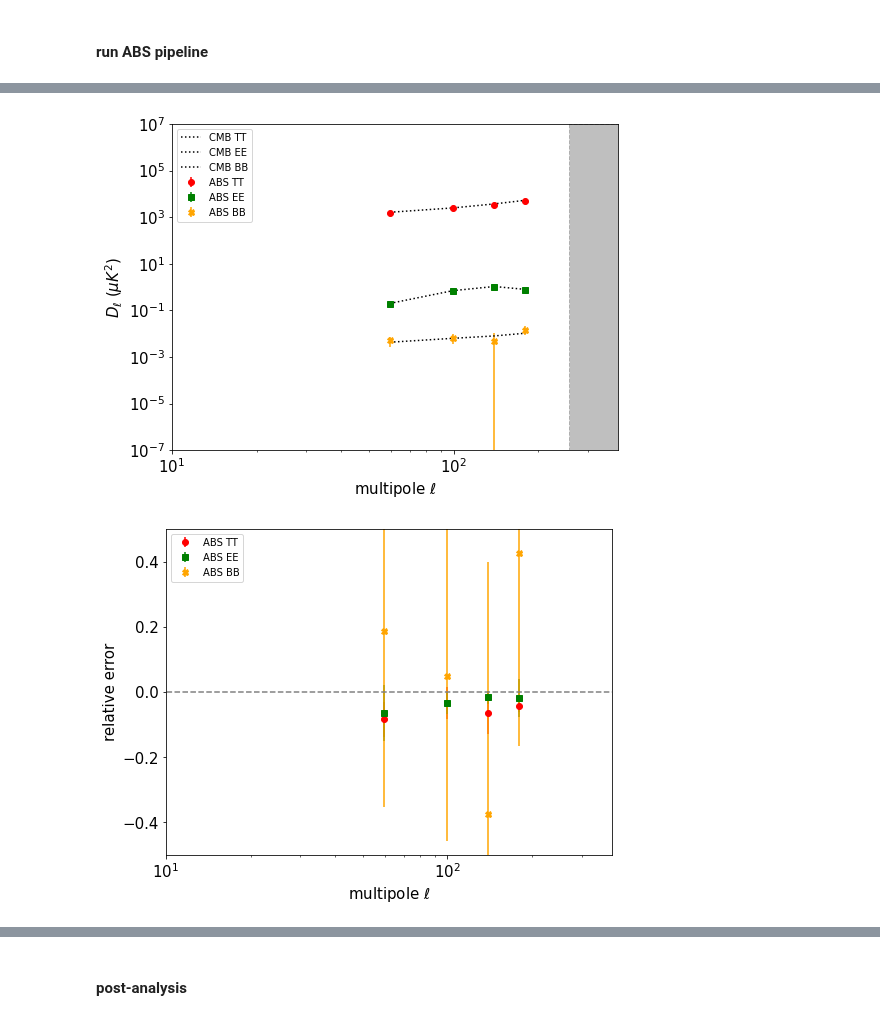
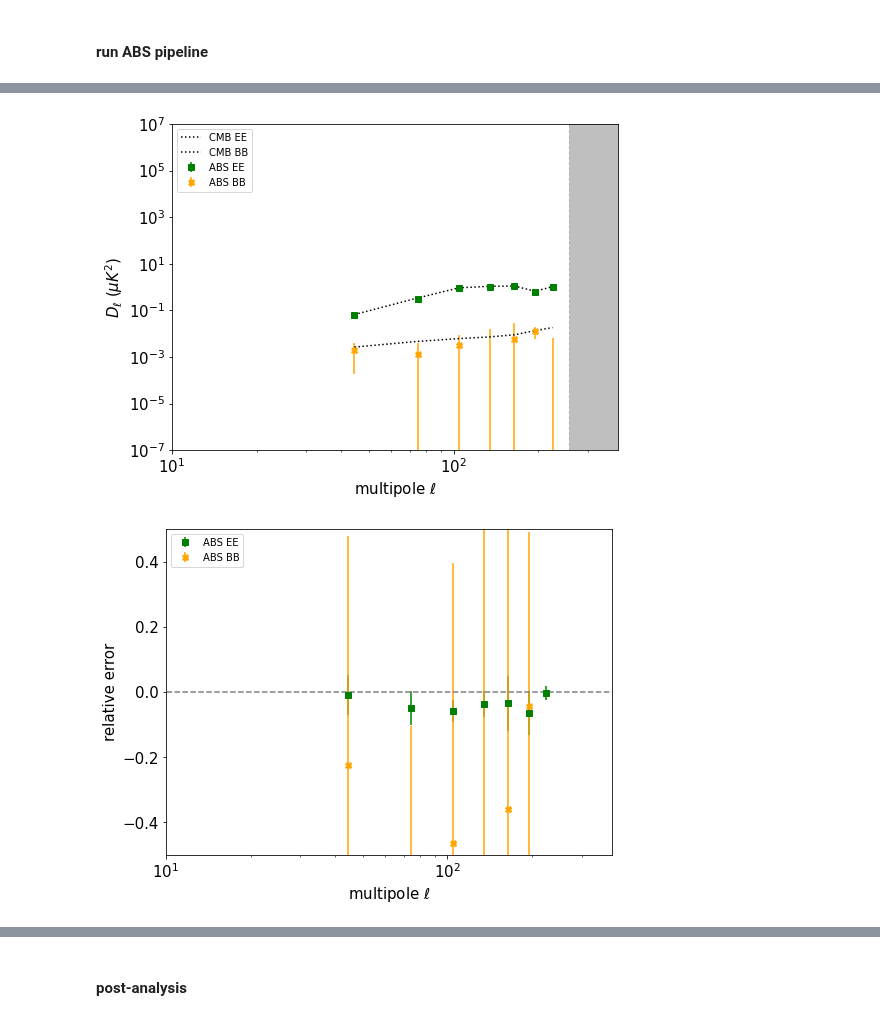
Before and after one commit to gioacchinowang/afra, a Jupyter notebook: tutorials/tutorial04.ipynb, the cells around one changed output, grey strips where cells are left out. Drawn from its saved outputs; the diff is of its cells as text; code cells hidden in the pictures.

```diff
--- a/tutorials/tutorial04.ipynb
+++ b/tutorials/tutorial04.ipynb
@@ -13,18 +13,18 @@ import matplotlib.pyplot as plt
 import afra as af
 from afra.tools.ps_estimator import pstimator
 from dynesty import utils as dyfunc
-from getdist import plots, MCSamples
+from dynesty import plotting as dyplot
 %matplotlib inline
 import warnings
 warnings.filterwarnings('ignore')
 
 NSIDE = 128
 NSAMP = 10  # size of resampling
-PSBIN = 40
+PSBIN = 30
 NPIX = 12*NSIDE**2
 APOSCALE = 6.
-LMIN = 40
-LMAX = 200
+LMIN = 30
+LMAX = 250
 
 map23f = hp.read_map('./data/pysm_s1d1_23.fits',field=[0,1,2],dtype=np.float32,verbose=0)
 map95f = hp.read_map('./data/pysm_s1d1_95.fits',field=[0,1,2],dtype=np.float32,verbose=0)
@@ -81,32 +81,22 @@ cmb_dl = np.vstack([cmb_dl_t[0],cmb_dl_t[1],cmb_dl_eb[1],cmb_dl_eb[2]])
 # %%
 %%time
 
-pipeline = af.abspipe(fullmap,mask=mask,noises=fullnoise,fwhms=fullbeam,targets='T',
+pipeline = af.abspipe(fullmap,mask=mask,noises=fullnoise,fwhms=fullbeam,targets='EB',
                       fiducials=fidmap,background='acmb')
-pipeline.debug = True
-#signal, fiducial, noise = pipeline.preprocess(aposcale=APOSCALE,psbin=PSBIN,lmin=LMIN,lmax=LMAX)
-#modes, rslt_t, info_t = pipeline.analyse(signal,noise,shift=10.,threshold=1.)
-modes, rslt_t, info_t = pipeline.run_absonly(aposcale=APOSCALE,psbin=PSBIN,lmin=LMIN,lmax=LMAX,
-                                             shift=10.,threshold=1.)
-pipeline.targets = 'EB'
-#signal, fiducial, noise = pipeline.preprocess(aposcale=APOSCALE,psbin=PSBIN,lmin=LMIN,lmax=LMAX)
-#modes, rslt_eb, info_eb = pipeline.analyse(signal,noise,shift=10.,threshold=1.)
-modes, rslt_eb, info_eb = pipeline.run_absonly(aposcale=APOSCALE,psbin=PSBIN,lmin=LMIN,lmax=LMAX,
-                                               shift=10.,threshold=1.)
+pipeline.debug=True
+signal, fiducial, noise = pipeline.preprocess(aposcale=APOSCALE,psbin=PSBIN,lmin=LMIN,lmax=LMAX)
+modes, rslt_eb, info_eb = pipeline.analyse(signal,noise,shift=10.,threshold=1.)
+#modes, rslt_eb, info_eb = pipeline.run_absonly(aposcale=APOSCALE,psbin=PSBIN,lmin=LMIN,lmax=LMAX,
+#                                               shift=10.,threshold=1.)
 
-rslt_t_mean = np.mean(rslt_t,axis=0)
-rslt_t_std = np.std(rslt_t,axis=0)
 rslt_eb_mean = np.mean(rslt_eb,axis=0)
 rslt_eb_std = np.std(rslt_eb,axis=0)
 
 fig,ax = plt.subplots(figsize=(8,6))
 
-ax.plot(cmb_dl[0],cmb_dl[1],color='black',linestyle=':',label=r'CMB TT')
 ax.plot(cmb_dl[0],cmb_dl[2],color='black',linestyle=':',label=r'CMB EE')
 ax.plot(cmb_dl[0],cmb_dl[3],color='black',linestyle=':',label=r'CMB BB')
 
-ax.errorbar(modes,rslt_t_mean[0],yerr=rslt_t_std[0],
-            color='red',fmt='o',label=r'ABS TT')
 ax.errorbar(modes,rslt_eb_mean[0],yerr=rslt_eb_std[0],
             color='green',fmt='s',label=r'ABS EE')
 ax.errorbar(modes,rslt_eb_mean[1],yerr=rslt_eb_std[1],
@@ -126,8 +116,6 @@ ax.set_xlim((10,3*NSIDE))
 
 fig,ax = plt.subplots(figsize=(8,6))
 
-ax.errorbar(modes,(rslt_t_mean[0]-cmb_dl[1])/cmb_dl[1],yerr=rslt_t_std[0]/cmb_dl[1],
-            color='red',fmt='o',label=r'ABS TT')
 ax.errorbar(modes,(rslt_eb_mean[0]-cmb_dl[2])/cmb_dl[2],yerr=rslt_eb_std[0]/cmb_dl[2],
             color='green',fmt='s',label=r'ABS EE')
 ax.errorbar(modes,(rslt_eb_mean[1]-cmb_dl[3])/cmb_dl[3],yerr=rslt_eb_std[1]/cmb_dl[3],
@@ -141,22 +129,6 @@ ax.set_ylabel(r'relative error',fontsize=15)
 ax.tick_params(axis='both', labelsize=15)
 ax.set_ylim((-0.5,0.5))
 ax.set_xlim((10,3*NSIDE))
-
-fig,ax = plt.subplots(figsize=(8,6))
-freq_list = [30,95,150,353]
-eigens = np.empty((len(freq_list),len(modes)))
-for i in range(eigens.shape[1]):
-    eigens[:,i] = info_t['T'][i][0]
-ax.plot(modes,eigens[0],linestyle=':',color='r',marker='o')
-ax.plot(modes,eigens[1],linestyle=':',color='g',marker='s')
-ax.plot(modes,eigens[2],linestyle=':',color='b',marker='X')
-ax.plot(modes,eigens[3],linestyle=':',color='y',marker='^')
-ax.set_xscale('log')
-ax.set_yscale('log')
-ax.set_xlabel(r'multipole $\ell$', fontsize=15)
-ax.set_ylabel(r'eigen values', fontsize=15)
-ax.set_title('CMB T mode', fontsize=15)
-ax.tick_params(axis='both', labelsize=15)
 
 
 fig,ax = plt.subplots(figsize=(8,6))
@@ -180,2 +152,2 @@ Wall time: 9min 32s
-[figure, old version]
+[figure, new version]
-[figure, old version]
+[figure, new version]
```
Also changed, not shown: parts of 3 cells of this notebook, 6 other files.
